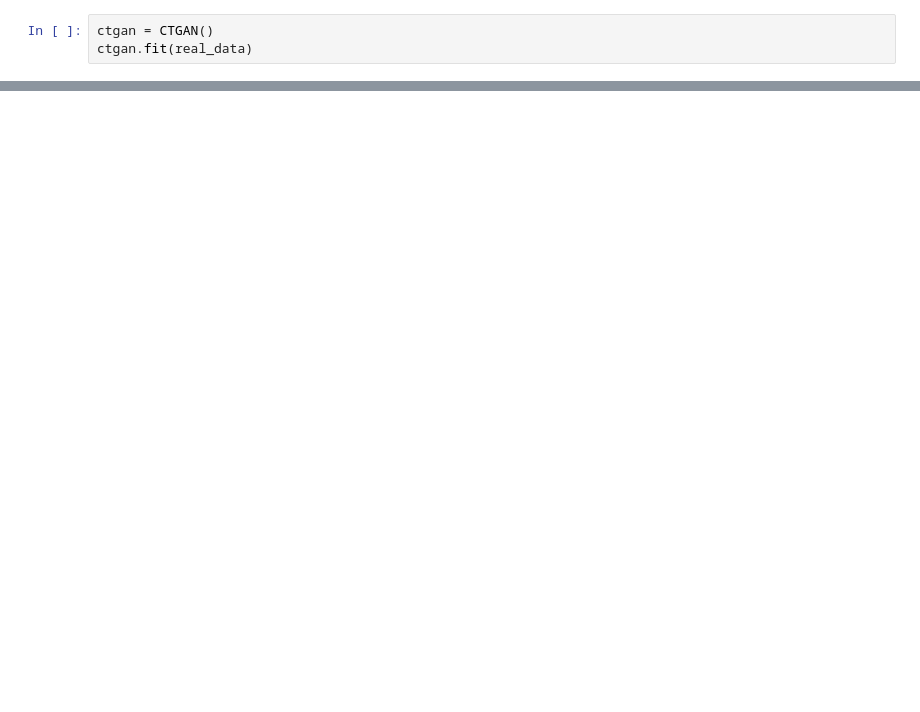
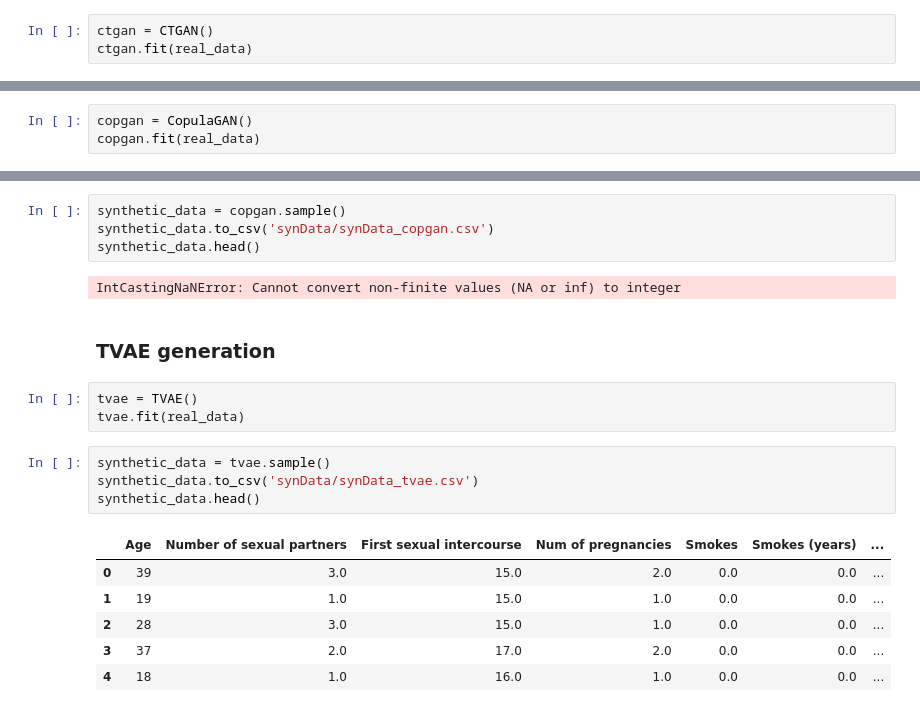
Before and after one commit to part-cw/biomed-derivative-project, a Jupyter notebook: syn_data_gen.ipynb, the cells around one changed output, grey strips where cells are left out. Drawn from its saved outputs; the diff is of its cells as text; blank space fills up the shorter version.

```diff
--- a/syn_data_gen.ipynb
+++ b/syn_data_gen.ipynb
@@ -58,0 +43,3 @@ Reject
+# %%
+copgan = CopulaGAN()
+copgan.fit(real_data)
@@ -58,0 +48,22 @@ Reject
+# %%
+synthetic_data = copgan.sample()
+synthetic_data.to_csv('synData/synData_copgan.csv')
+synthetic_data.head()
+# %% [output]
+IntCastingNaNError: Cannot convert non-finite values (NA or inf) to integer
+# %% [markdown]
+### TVAE generation
+# %%
+tvae = TVAE()
+tvae.fit(real_data)
+# %%
+synthetic_data = tvae.sample()
+synthetic_data.to_csv('synData/synData_tvae.csv')
+synthetic_data.head()
+# %% [output]
+|  | Age | Number of sexual partners | First sexual intercourse | Num of pregnancies | Smokes | Smokes (years) | ... |
+| 0 | 39 | 3.0 | 15.0 | 2.0 | 0.0 | 0.0 | ... |
+| 1 | 19 | 1.0 | 15.0 | 1.0 | 0.0 | 0.0 | ... |
+| 2 | 28 | 3.0 | 15.0 | 1.0 | 0.0 | 0.0 | ... |
+| 3 | 37 | 2.0 | 17.0 | 2.0 | 0.0 | 0.0 | ... |
+| 4 | 18 | 1.0 | 16.0 | 1.0 | 0.0 | 0.0 | ... |
```
Also changed, not shown: parts of 16 cells of this notebook, 3 other files.
